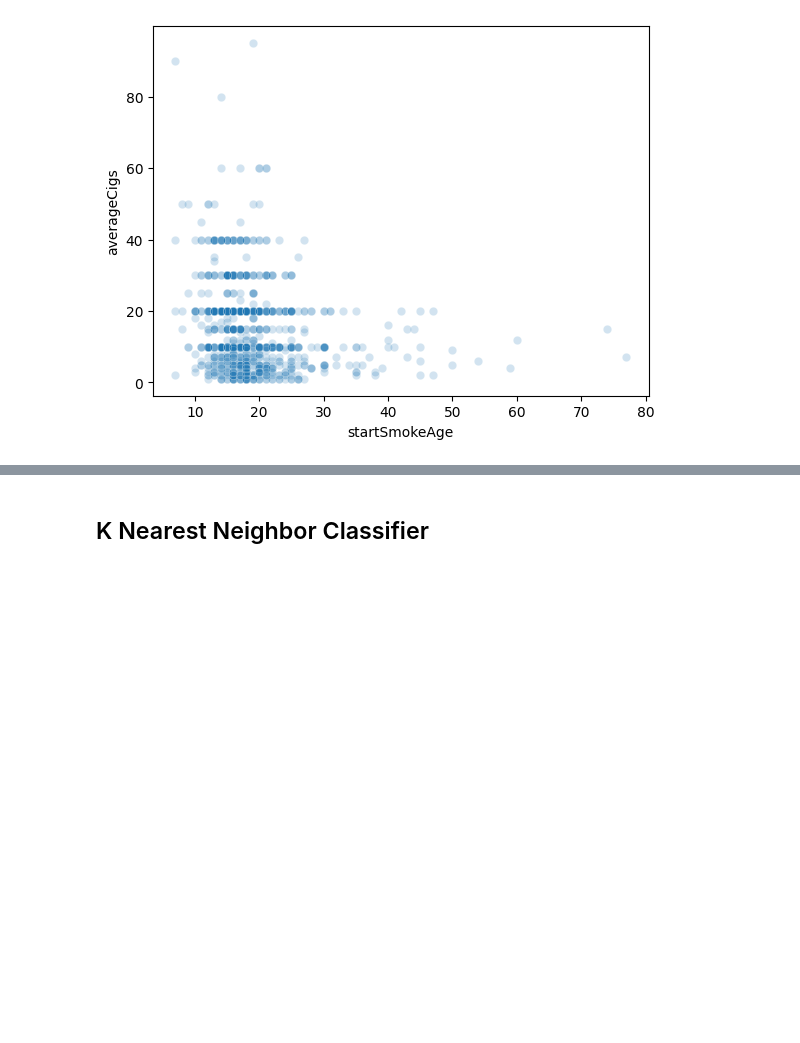
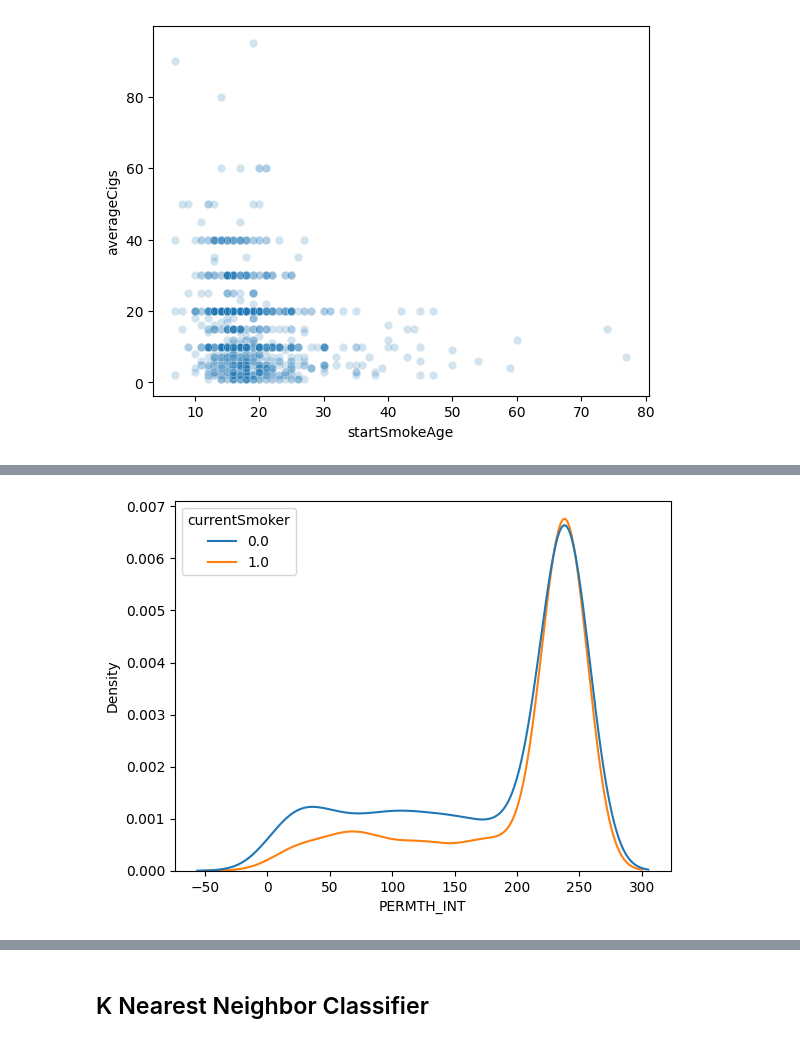
Before and after one commit to dfu5sm/undergrad_ml_assignments, a Jupyter notebook: collect_data.ipynb, the cells around one changed output, grey strips where cells are left out. Cells and saved outputs as stored; diff of their text form; code cells hidden in the pictures; blank space fills up the shorter version.

```diff
--- a/collect_data.ipynb
+++ b/collect_data.ipynb
@@ -222,0 +260,6 @@ plt.show()
+# %%
+#PERMTH_INT if someone is a current smoker
+sns.kdeplot(new_df, x="PERMTH_INT", hue="currentSmoker")
+plt.show()
+# %% [output]
+[figure, added]
```
Also changed, not shown: parts of 26 cells of this notebook.
